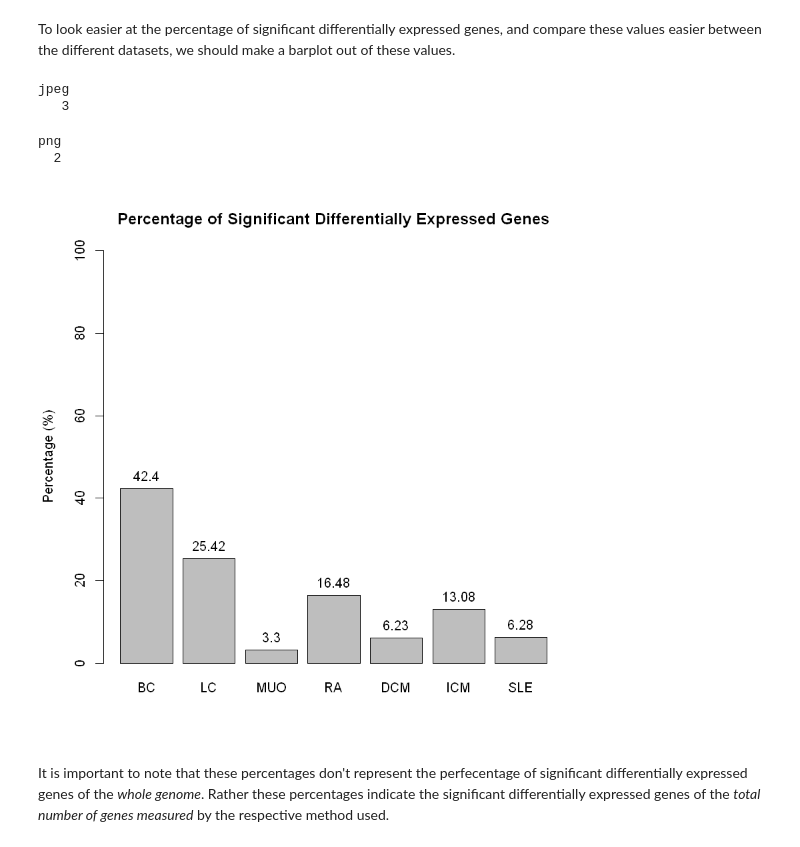
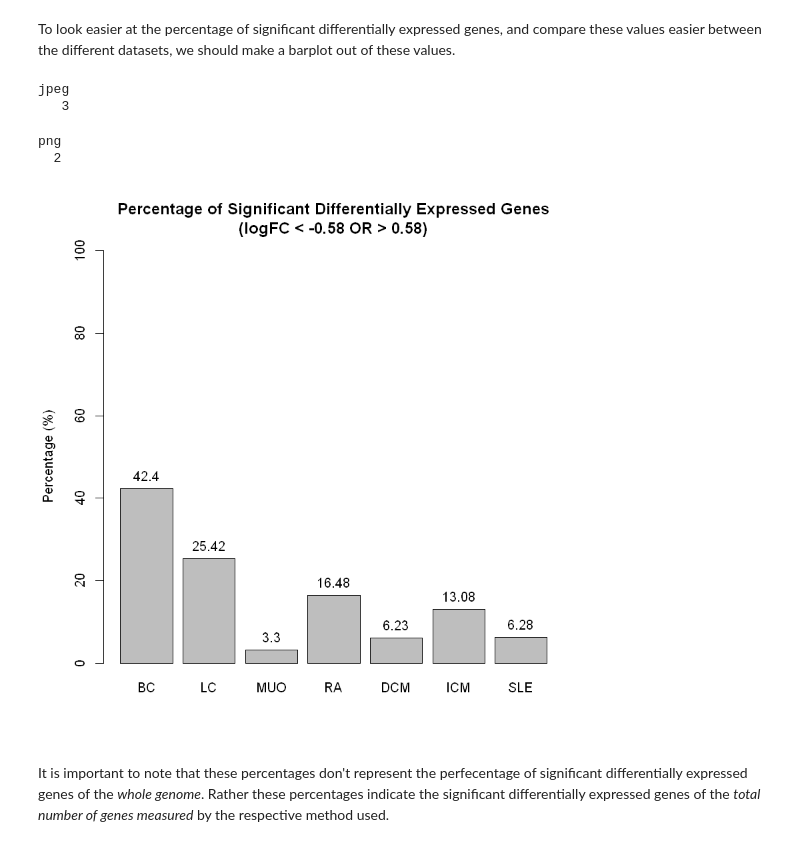
Before and after one commit to macsbio/inflammation_networks, a Jupyter notebook: Jupyter - Cleaning & merging data/Visualization gene expression data (logFC = 0.58).ipynb, the cells around one changed output. Drawn from its saved outputs; the diff is of its cells as text; code cells hidden in the pictures.

Commit message:
Updated figure titles

```diff
--- a/Jupyter - Cleaning & merging data/Visualization gene expression data (logFC = 0.58).ipynb
+++ b/Jupyter - Cleaning & merging data/Visualization gene expression data (logFC = 0.58).ipynb
@@ -356,21 +347,22 @@ To look easier at the percentage of significant differentially expressed genes,
 # %%
 # create barplot of percentage of significant differentially expressed genes
 x <- as.numeric(c(percBC, percLC, percMUO, percRA, percDCM, percICM, percSLE))
 y <- c("BC", "LC", "MUO", "RA", "DCM", "ICM", "SLE")
-bar_plot1 <- barplot(x, main = "Percentage of Significant Differentially Expressed Genes",
+bar_plot1 <- barplot(x, main = "Percentage of Significant Differentially Expressed Genes
+(logFC < -0.58 OR > 0.58)",
         names.arg = c(y), ylab = "Percentage (%)",
         ylim = c(0,100))
 text(bar_plot1, c(42.40, 25.42, 3.30, 16.48, 6.23, 13.08, 6.28) , x,cex=1 ,pos = 3)
 
 # save boxplot as image
 dev.copy(jpeg, filename = file.path(getwd(),"Results", "0.58barplot_percSigGenes.jpg"));
 dev.off ();
 # %% [output]
 jpeg
    3
 png
   2
-[figure, old version]
+[figure, new version]
 # %% [markdown]
 It is important to note that these percentages don't represent the perfecentage of significant differentially expressed genes of the _whole genome_. Rather these percentages indicate the significant differentially expressed genes of the _total number of genes measured_ by the respective method used.
 # %% [markdown]
```
Also changed, not shown: parts of 2 cells of this notebook, 6 other files.
